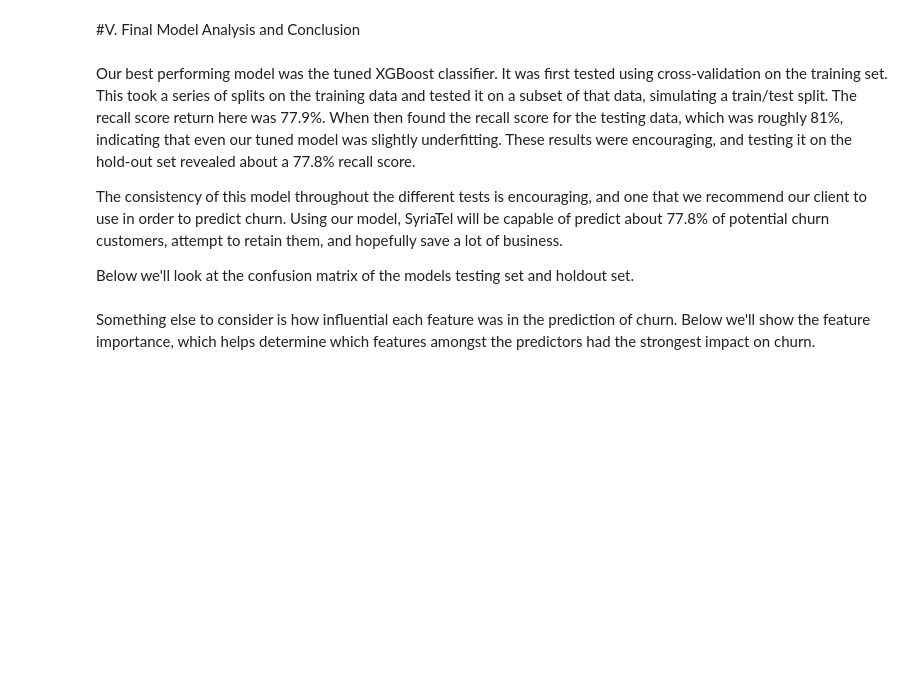
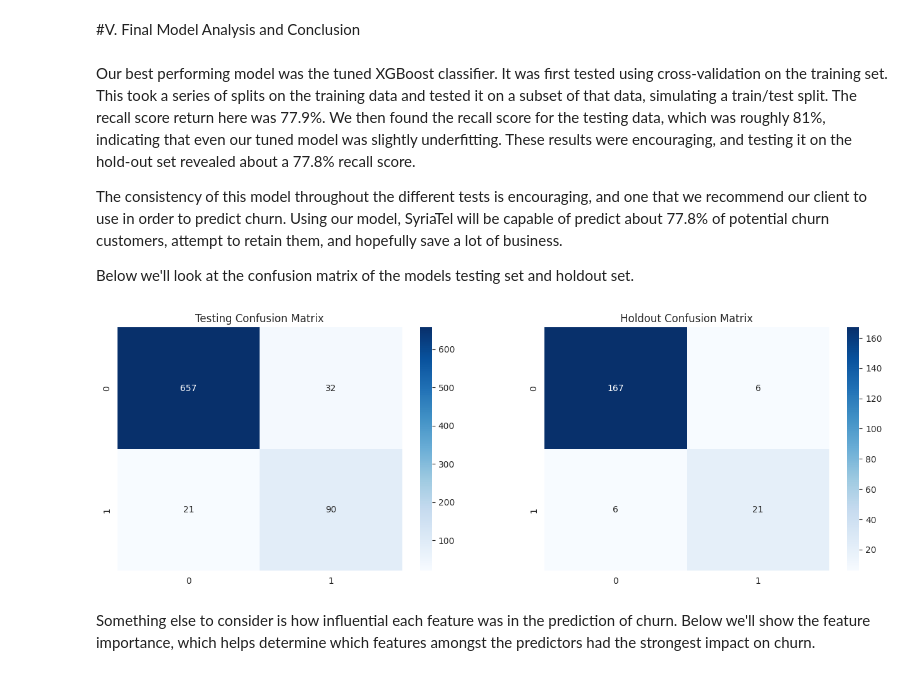
Before and after one commit to bmjaron/phase_3_project, a Jupyter notebook: index.ipynb, the cells around one changed output. Drawn from its saved outputs; the diff is of its cells as text; code cells hidden in the pictures; blank space fills up the shorter version.

```diff
--- a/index.ipynb
+++ b/index.ipynb
@@ -790,7 +845,7 @@ Our XGBoost classifier is our best performer on the hold-out set, and this is th
 # %% [markdown]
 #V. Final Model Analysis and Conclusion
 # %% [markdown]
-Our best performing model was the tuned XGBoost classifier. It was first tested using cross-validation on the training set. This took a series of splits on the training data and tested it on a subset of that data, simulating a train/test split. The recall score return here was 77.9%. When then found the recall score for the testing data, which was roughly 81%, indicating that even our tuned model was slightly underfitting. These results were encouraging, and testing it on the hold-out set revealed about a 77.8% recall score.
+Our best performing model was the tuned XGBoost classifier. It was first tested using cross-validation on the training set. This took a series of splits on the training data and tested it on a subset of that data, simulating a train/test split. The recall score return here was 77.9%. We then found the recall score for the testing data, which was roughly 81%, indicating that even our tuned model was slightly underfitting. These results were encouraging, and testing it on the hold-out set revealed about a 77.8% recall score.
 
 
 The consistency of this model throughout the different tests is encouraging, and one that we recommend our client to use in order to predict churn. Using our model, SyriaTel will be capable of predict about 77.8% of potential churn customers, attempt to retain them, and hopefully save a lot of business.
@@ -799,14 +854,16 @@ Below we'll look at the confusion matrix of the models testing set and holdout s
 # %%
 from sklearn.metrics import confusion_matrix
 from sklearn.metrics import ConfusionMatrixDisplay
 
 cm_1 = confusion_matrix(y_test, xgb_clf_2.predict(X_test))
 cm_2 = confusion_matrix(y_holdout, xgb_clf_2.predict(X_holdout))
 
 fig, axes = plt.subplots(1,2,figsize=(16,5))
 
-sns.heatmap(cm_1, annot=True, cmap='Blues', fmt='g', ax=axes[0])
-sns.heatmap(cm_2, annot=True, cmap='Blues', fmt='g', ax=axes[1]);
+sns.heatmap(cm_1, annot=True, cmap='Blues', fmt='g', ax=axes[0]).set(title='Testing Confusion Matrix')
+sns.heatmap(cm_2, annot=True, cmap='Blues', fmt='g', ax=axes[1]).set(title='Holdout Confusion Matrix');
+# %% [output]
+[figure, added]
 # %% [markdown]
 Something else to consider is how influential each feature was in the prediction of churn. Below we'll show the feature importance, which helps determine which features amongst the predictors had the strongest impact on churn.
 # %%
```
Also changed, not shown: parts of 21 cells of this notebook.
